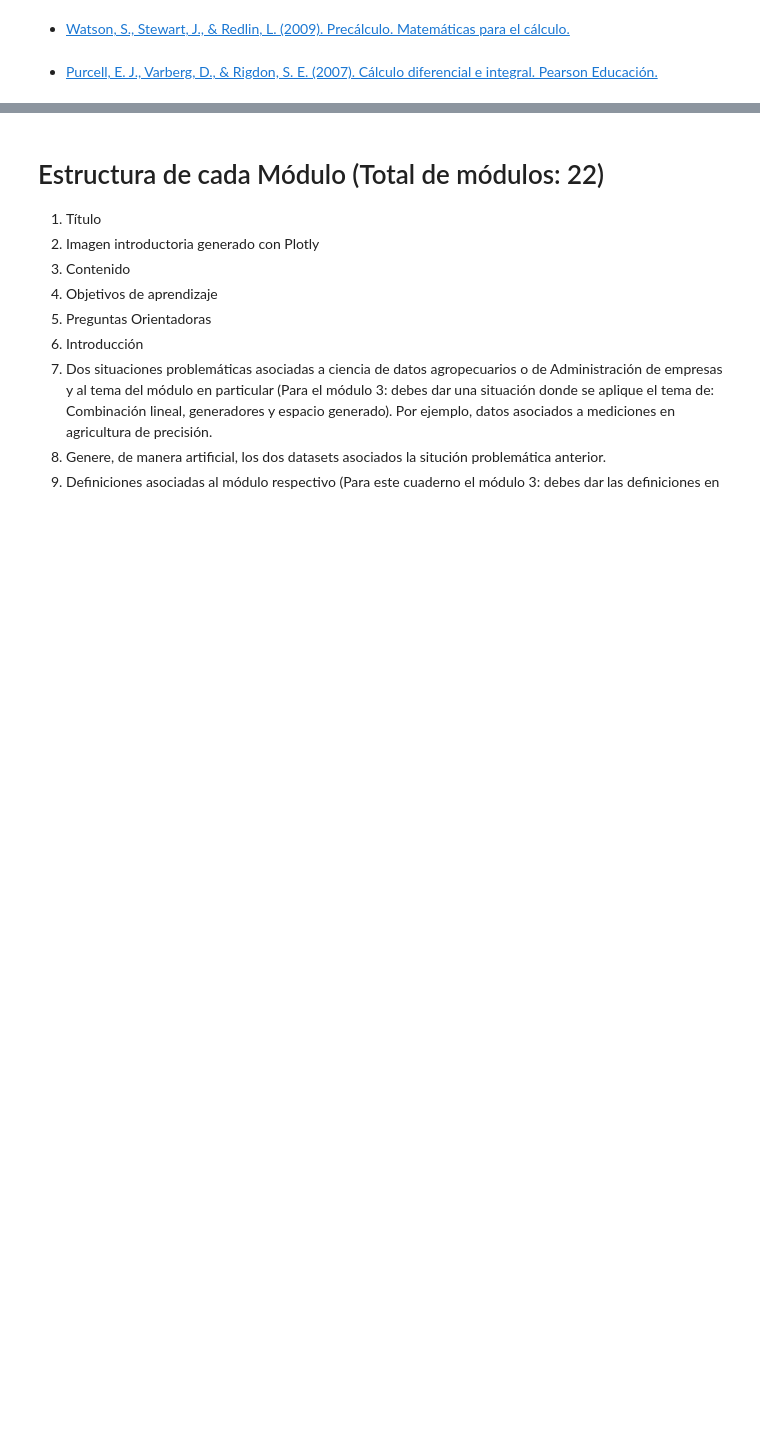
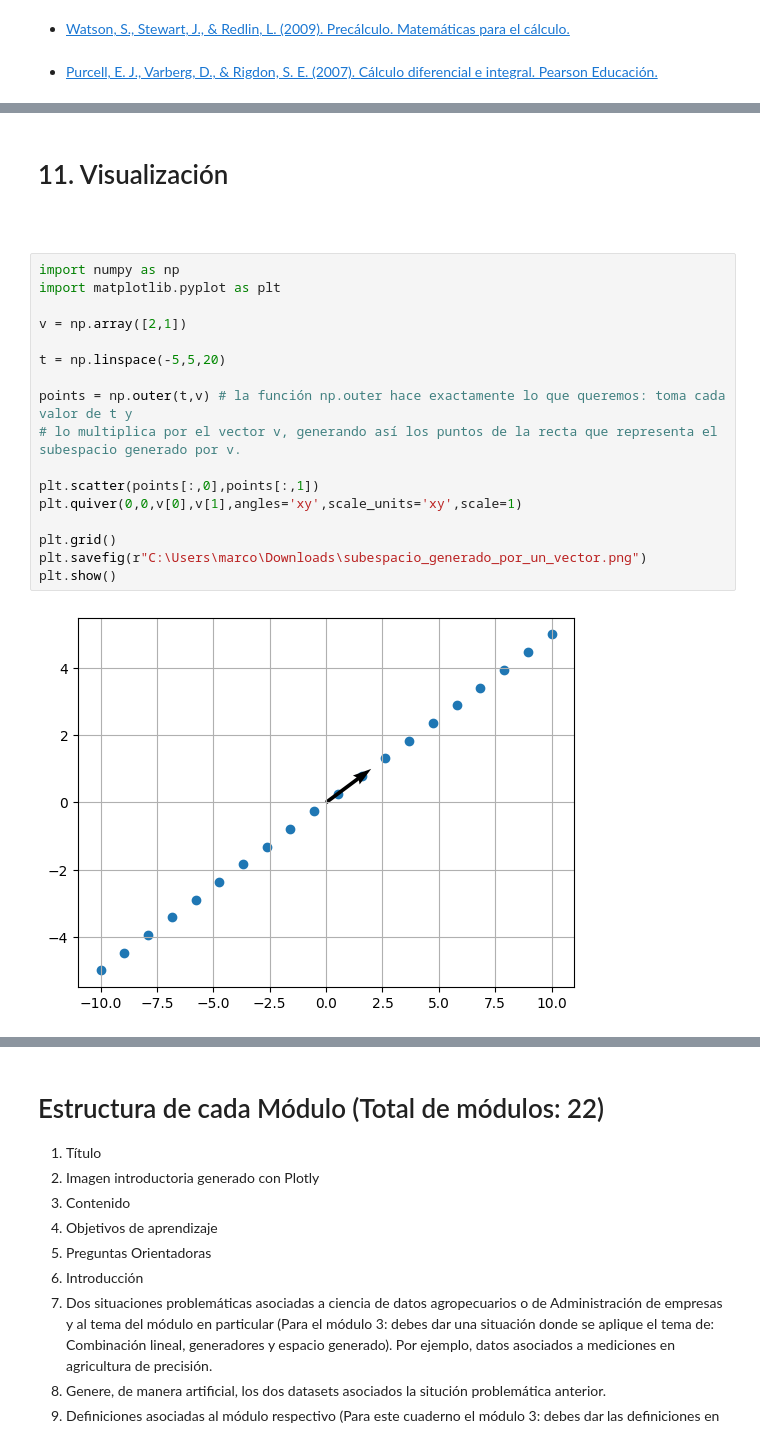
Before and after one commit to marco-canas/linear_algebra, a Jupyter notebook: 3_clases_segun_clara_mejia_laverde/1_cap/3_modulo/3_modulo.ipynb, the cells around one changed output, grey strips where cells are left out. Cells and saved outputs as stored; diff of their text form; blank space fills up the shorter version.

````diff
--- a/3_clases_segun_clara_mejia_laverde/1_cap/3_modulo/3_modulo.ipynb
+++ b/3_clases_segun_clara_mejia_laverde/1_cap/3_modulo/3_modulo.ipynb
@@ -1757,0 +1392,24 @@ Dataset agrícola simulado.
+# %% [markdown]
+
+# 11. Visualización
+
+```python
+# %%
+import numpy as np
+import matplotlib.pyplot as plt
+
+v = np.array([2,1])
+
+t = np.linspace(-5,5,20)
+
+points = np.outer(t,v) # la función np.outer hace exactamente lo que queremos: toma cada valor de t y
+# lo multiplica por el vector v, generando así los puntos de la recta que representa el subespacio generado por v.
+
+plt.scatter(points[:,0],points[:,1])
+plt.quiver(0,0,v[0],v[1],angles='xy',scale_units='xy',scale=1)
+
+plt.grid()
+plt.savefig(r"C:\Users\marco\Downloads\subespacio_generado_por_un_vector.png")
+plt.show()
+# %% [output]
+[figure, added]
````
Also changed, not shown: parts of 158 cells of this notebook, 1 other file.
